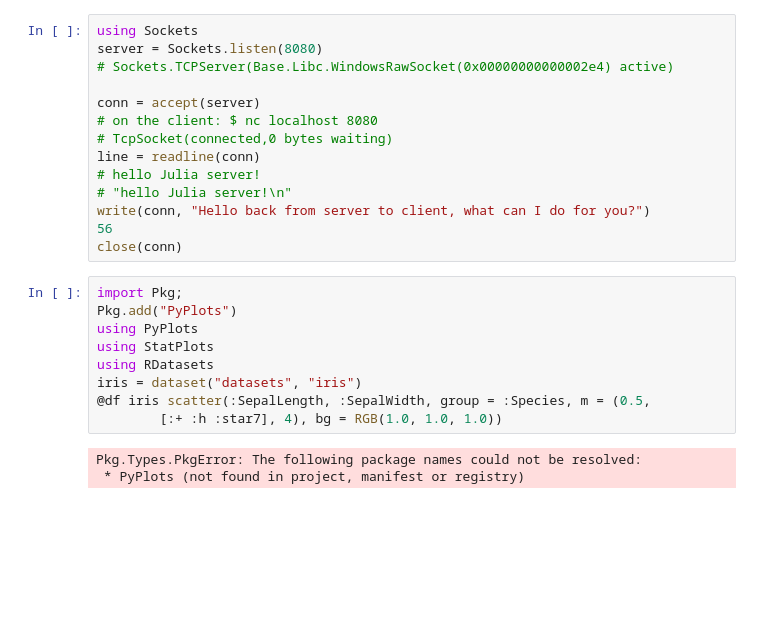
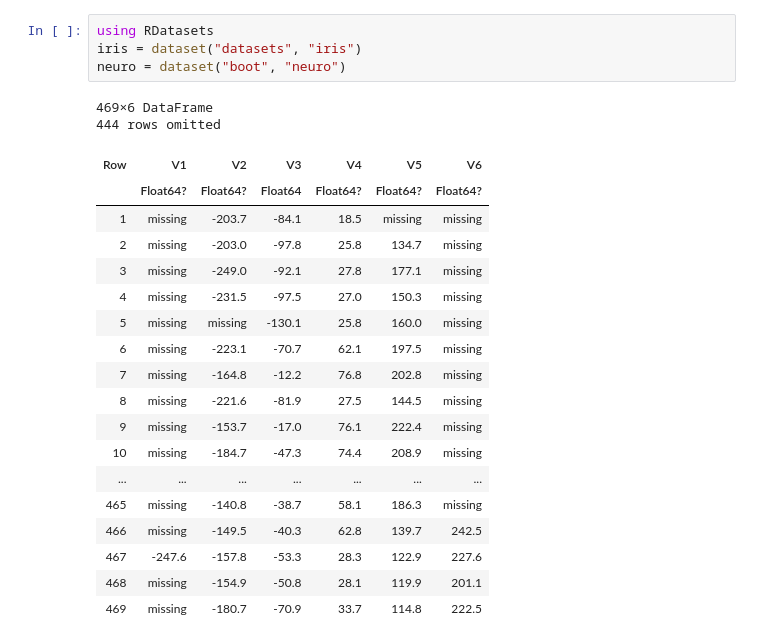
Before and after one commit to saikhu/Julia, a Jupyter notebook: Chapter_08/08_Chap_IO.ipynb, the cells around one changed output. Drawn from its saved outputs; the diff is of its cells as text; blank space fills up the shorter version.

```diff
--- a/Chapter_08/08_Chap_IO.ipynb
+++ b/Chapter_08/08_Chap_IO.ipynb
@@ -18,26 +35,25 @@ show(df)
-# %%
-using Sockets
-server = Sockets.listen(8080)
-# Sockets.TCPServer(Base.Libc.WindowsRawSocket(0x00000000000002e4) active)
-
-conn = accept(server)
-# on the client: $ nc localhost 8080
-# TcpSocket(connected,0 bytes waiting)
-line = readline(conn)
-# hello Julia server!
-# "hello Julia server!\n"
-write(conn, "Hello back from server to client, what can I do for you?")
-56
-close(conn)
-# %%
-import Pkg;
-Pkg.add("PyPlots")
-using PyPlots
-using StatPlots
-using RDatasets
-iris = dataset("datasets", "iris")
-@df iris scatter(:SepalLength, :SepalWidth, group = :Species, m = (0.5,
-        [:+ :h :star7], 4), bg = RGB(1.0, 1.0, 1.0))
-# %% [output]
-Pkg.Types.PkgError: The following package names could not be resolved:
- * PyPlots (not found in project, manifest or registry)
+# %%
+using RDatasets
+iris = dataset("datasets", "iris")
+neuro = dataset("boot", "neuro")
+# %% [output]
+469×6 DataFrame
+444 rows omitted
+| Row | V1 | V2 | V3 | V4 | V5 | V6 |
+|  | Float64? | Float64? | Float64 | Float64? | Float64? | Float64? |
+| 1 | missing | -203.7 | -84.1 | 18.5 | missing | missing |
+| 2 | missing | -203.0 | -97.8 | 25.8 | 134.7 | missing |
+| 3 | missing | -249.0 | -92.1 | 27.8 | 177.1 | missing |
+| 4 | missing | -231.5 | -97.5 | 27.0 | 150.3 | missing |
+| 5 | missing | missing | -130.1 | 25.8 | 160.0 | missing |
+| 6 | missing | -223.1 | -70.7 | 62.1 | 197.5 | missing |
+| 7 | missing | -164.8 | -12.2 | 76.8 | 202.8 | missing |
+| 8 | missing | -221.6 | -81.9 | 27.5 | 144.5 | missing |
+| 9 | missing | -153.7 | -17.0 | 76.1 | 222.4 | missing |
+| 10 | missing | -184.7 | -47.3 | 74.4 | 208.9 | missing |
+| ... | ... | ... | ... | ... | ... | ... |
+| 465 | missing | -140.8 | -38.7 | 58.1 | 186.3 | missing |
+| 466 | missing | -149.5 | -40.3 | 62.8 | 139.7 | 242.5 |
+| 467 | -247.6 | -157.8 | -53.3 | 28.3 | 122.9 | 227.6 |
+| 468 | missing | -154.9 | -50.8 | 28.1 | 119.9 | 201.1 |
+| 469 | missing | -180.7 | -70.9 | 33.7 | 114.8 | 222.5 |
```
Also changed, not shown: parts of 2 cells of this notebook, 2 other files.
